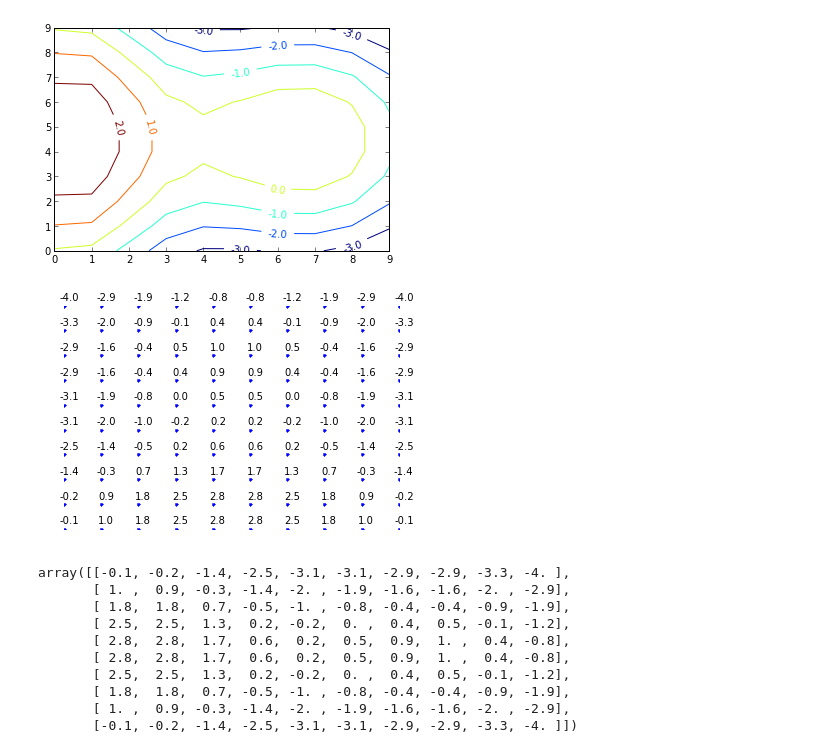
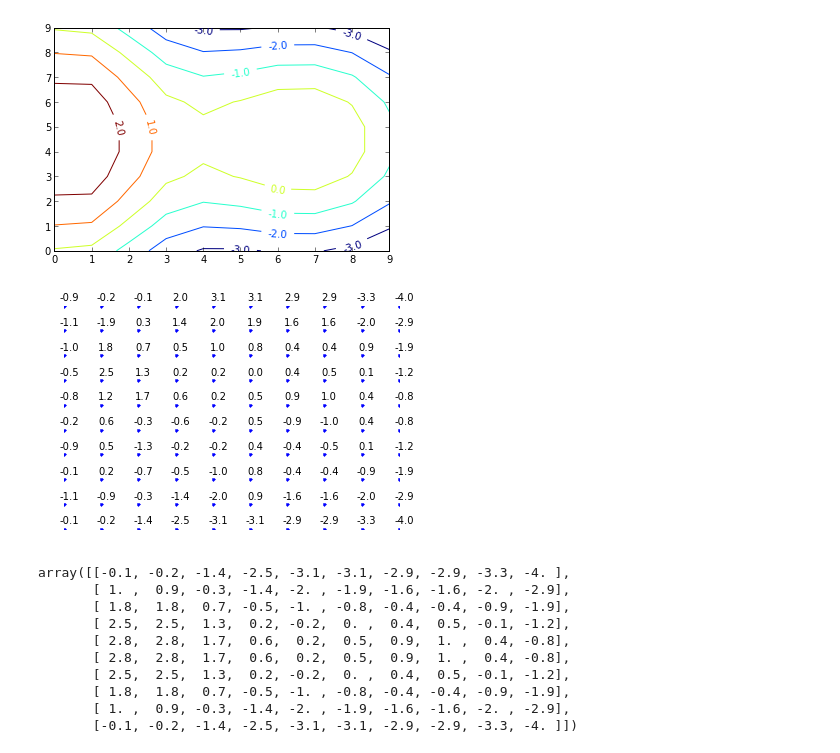
Before and after one commit to mrcinv/info_plakati, a Jupyter notebook: Nivojnice.ipynb, the cells around one changed output. Drawn from its saved outputs; the diff is of its cells as text; code cells hidden in the pictures.

```diff
--- a/Nivojnice.ipynb
+++ b/Nivojnice.ipynb
@@ -35,14 +35,14 @@ cp.clabel(fmt='%1.1f',inline=1,fontsize=10)
 # %%
 fig, ax = subplots()
 ax.plot(X, Y, 'b.')
 axis("off")
 # The key option here is `bbox`. I'm just going a bit crazy with it.
 for i in range(10):
     for j in range(10):
-        ax.annotate("%1.1f" % Z[i,j], xy=(x[i], y[j]), xytext=(5,5),
+        ax.annotate("%1.1f" % Z[j,i], xy=(x[i], y[j]), xytext=(5,5),
             textcoords='offset points', ha='center', va='bottom')
 # %% [output]
-[figure, old version]
+[figure, new version]
 # %%
 Z=around(10*Z)/10
 # %%
```
Also changed, not shown: parts of 1 cell of this notebook.
